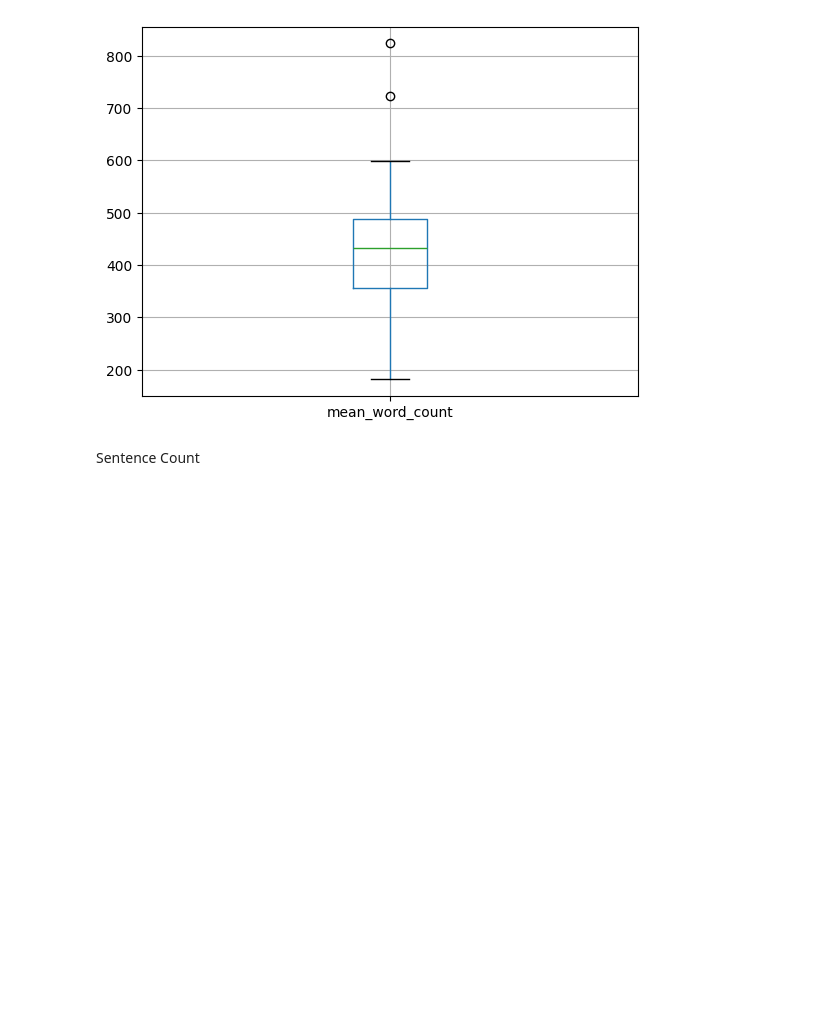
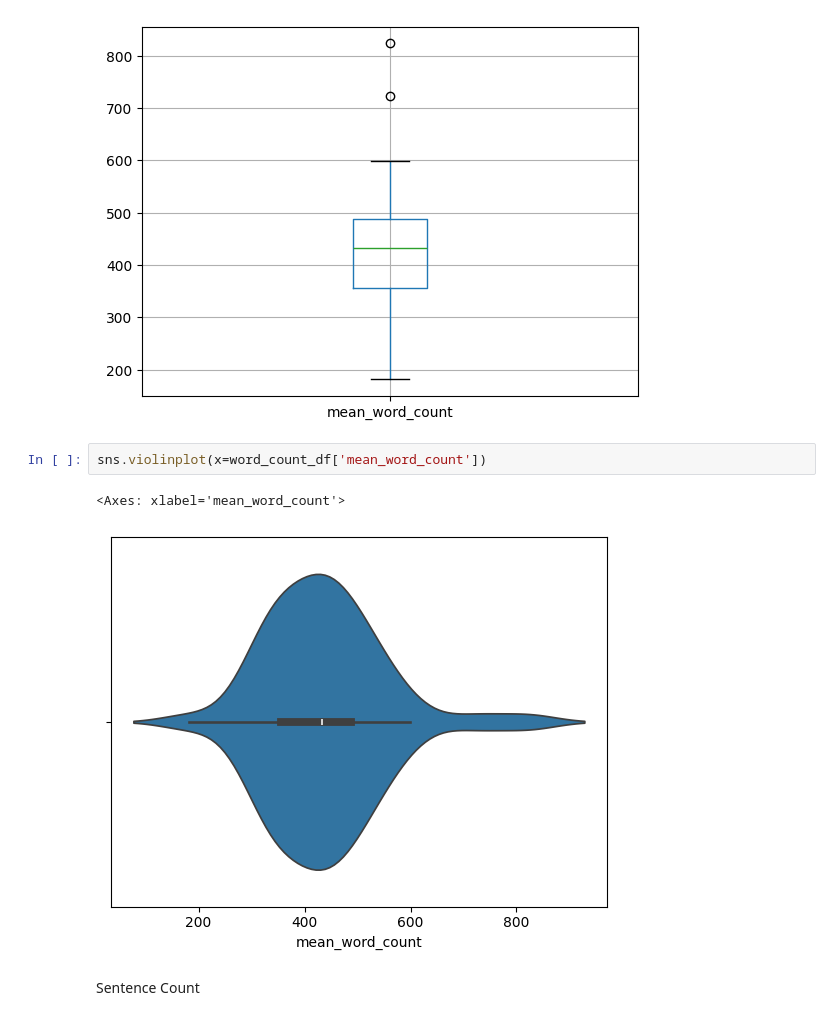
Before and after one commit to jl8771/TextbookGPTApplication, a Jupyter notebook: generate_plots.ipynb, the cells around one changed output. Cells and saved outputs as stored; diff of their text form; blank space fills up the shorter version.

```diff
--- a/generate_plots.ipynb
+++ b/generate_plots.ipynb
@@ -61,6 +72,11 @@ word_count_df.boxplot('mean_word_count')
 # %% [output]
 <Axes: >
 [figure]
+# %%
+sns.violinplot(x=word_count_df['mean_word_count'])
+# %% [output]
+<Axes: xlabel='mean_word_count'>
+[figure, added]
 # %% [markdown]
 Sentence Count
 # %%
```
Also changed, not shown: parts of 3 cells of this notebook.
